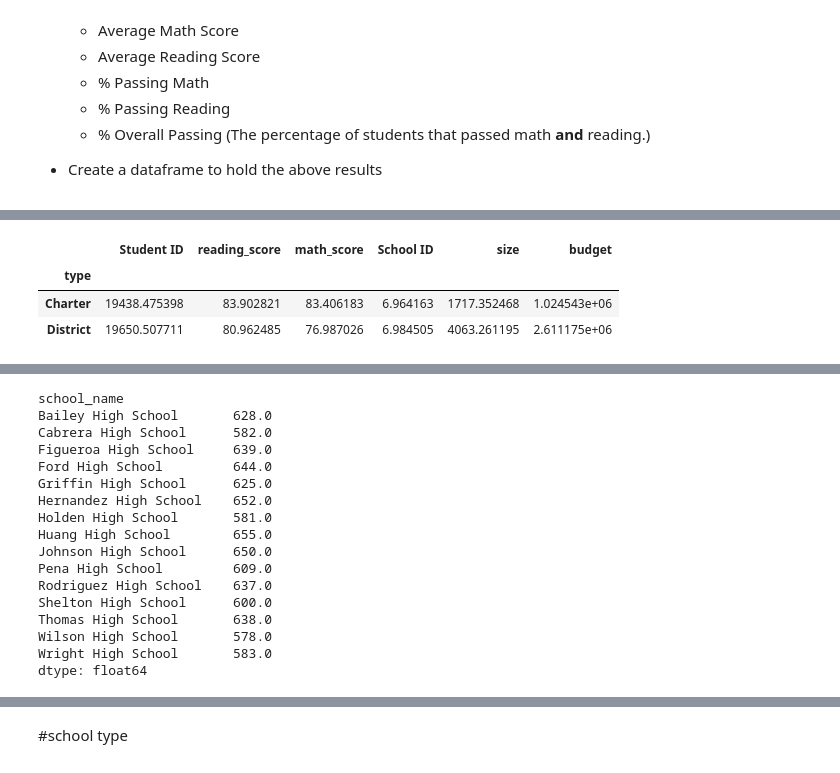
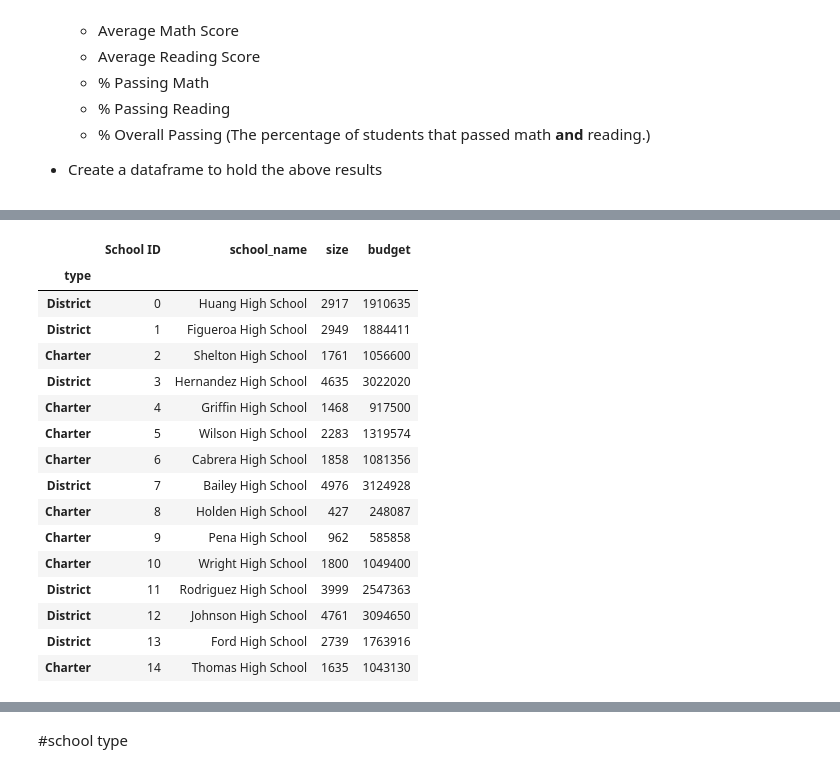
Before and after one commit to swanifereight/pandas-challenge, a Jupyter notebook: pandas-challenge/PyCitySchools/PyCitySchools_starter.ipynb, the cells around one changed output, grey strips where cells are left out. Saved outputs shown, nothing was run; the diff lists cells and outputs as text; code cells hidden in the pictures.

```diff
--- a/pandas-challenge/PyCitySchools/PyCitySchools_starter.ipynb
+++ b/pandas-challenge/PyCitySchools/PyCitySchools_starter.ipynb
@@ -172,5 +177,5 @@ summary
 # %%
 # school name
-school = school_data_complete.groupby(["school_name"]).mean()
+school = school_data.set_index("school_name")
 school
 # %% [output]
@@ -194,12 +199,25 @@ school
 # %%
-# school type
-school_type = school_data_complete.groupby(["type"]).mean()
+# school typ
+school_type = school_data.set_index(["type"])
 school_type
 # %% [output]
-|  | Student ID | reading_score | math_score | School ID | size | budget |
-| type |  |  |  |  |  |  |
-| Charter | 19438.475398 | 83.902821 | 83.406183 | 6.964163 | 1717.352468 | 1.024543e+06 |
-| District | 19650.507711 | 80.962485 | 76.987026 | 6.984505 | 4063.261195 | 2.611175e+06 |
+|  | School ID | school_name | size | budget |
+| type |  |  |  |  |
+| District | 0 | Huang High School | 2917 | 1910635 |
+| District | 1 | Figueroa High School | 2949 | 1884411 |
+| Charter | 2 | Shelton High School | 1761 | 1056600 |
+| District | 3 | Hernandez High School | 4635 | 3022020 |
+| Charter | 4 | Griffin High School | 1468 | 917500 |
+| Charter | 5 | Wilson High School | 2283 | 1319574 |
+| Charter | 6 | Cabrera High School | 1858 | 1081356 |
+| District | 7 | Bailey High School | 4976 | 3124928 |
+| Charter | 8 | Holden High School | 427 | 248087 |
+| Charter | 9 | Pena High School | 962 | 585858 |
+| Charter | 10 | Wright High School | 1800 | 1049400 |
+| District | 11 | Rodriguez High School | 3999 | 2547363 |
+| District | 12 | Johnson High School | 4761 | 3094650 |
+| District | 13 | Ford High School | 2739 | 1763916 |
+| Charter | 14 | Thomas High School | 1635 | 1043130 |
 # %%
 #Total Students
 total_students = school_data_complete.groupby("school_name")["Student ID"].count()
@@ -246,24 +264,6 @@ Wright High School       1049400
 Name: budget, dtype: int64
 # %%
 #Per Student Budget
-school_budget/total_students
+per_stu_budget = school_budget/total_students
-# %% [output]
-school_name
-Bailey High School       628.0
-Cabrera High School      582.0
-Figueroa High School     639.0
-Ford High School         644.0
-Griffin High School      625.0
-Hernandez High School    652.0
-Holden High School       581.0
-Huang High School        655.0
-Johnson High School      650.0
-Pena High School         609.0
-Rodriguez High School    637.0
-Shelton High School      600.0
-Thomas High School       638.0
-Wilson High School       578.0
-Wright High School       583.0
-dtype: float64
 # %%
 #Average Math Score
```
Also changed, not shown: parts of 14 cells of this notebook.
